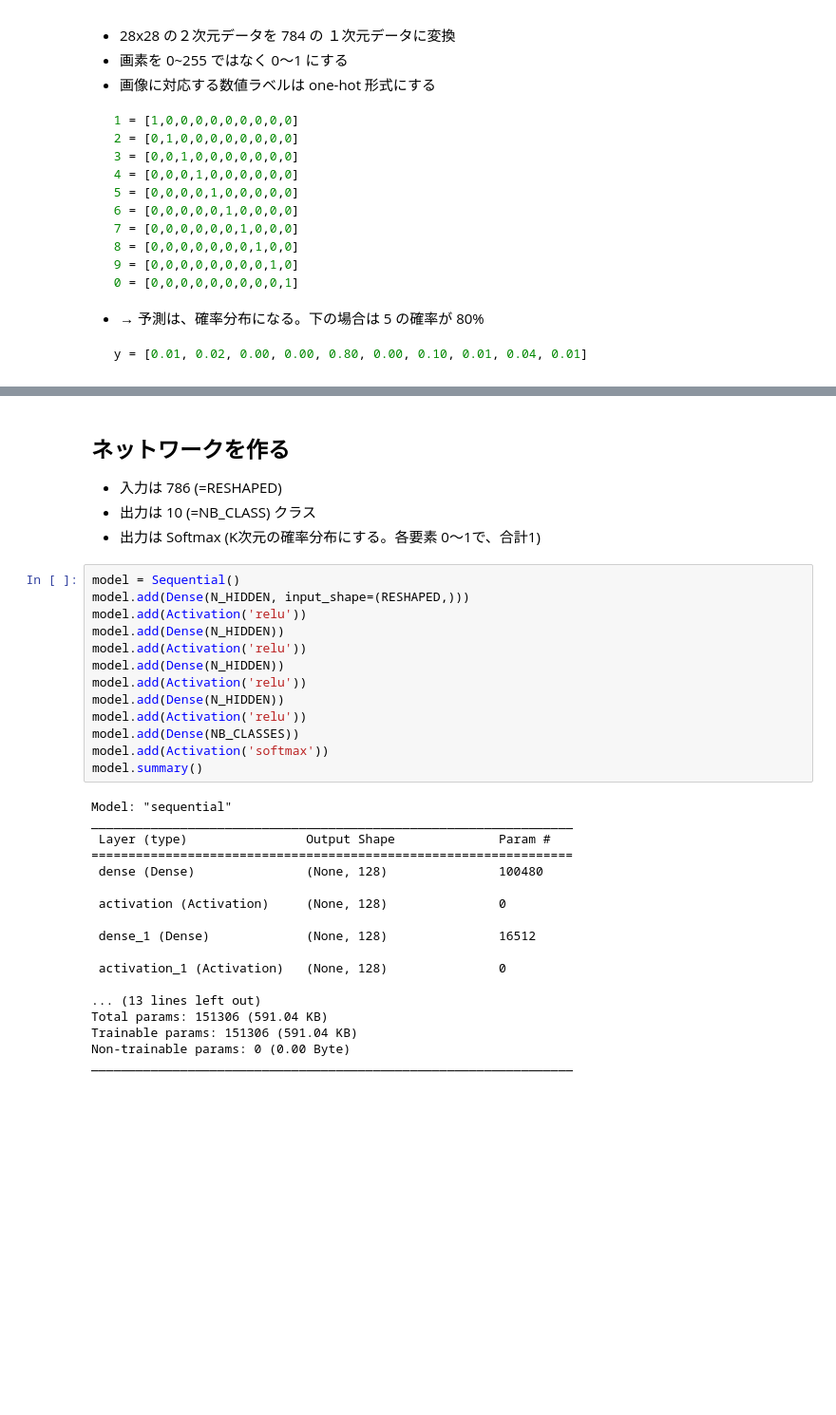
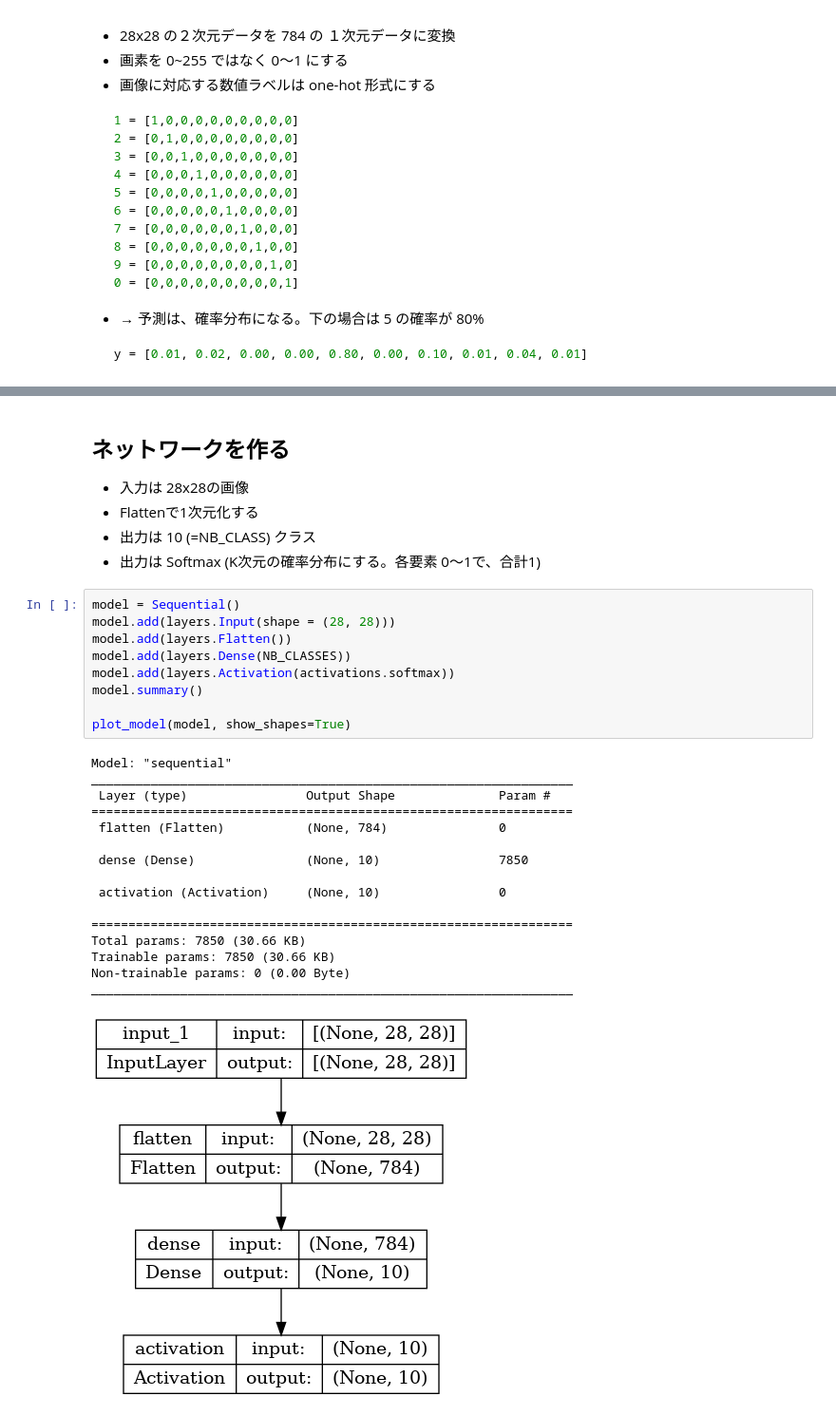
Before and after one commit to kagyuu/KerasExam, a Jupyter notebook: notes/MNIST.ipynb, the cells around one changed output, grey strips where cells are left out. Shown at 95% size. Saved outputs shown, nothing was run; the diff lists cells and outputs as text; blank space fills up the shorter version.

```diff
--- a/notes/MNIST.ipynb
+++ b/notes/MNIST.ipynb
@@ -129,39 +128,35 @@ Y_train[0] [0. 0. 0. 0. 0. 1. 0. 0. 0. 0.]
 # %% [markdown]
 ## ネットワークを作る
-- 入力は 786 (=RESHAPED)
+- 入力は 28x28の画像
+- Flattenで1次元化する
 - 出力は 10 (=NB_CLASS) クラス
 - 出力は Softmax (K次元の確率分布にする。各要素 0～1で、合計1)
 # %%
 model = Sequential()
-model.add(Dense(N_HIDDEN, input_shape=(RESHAPED,)))
-model.add(Activation('relu'))
-model.add(Dense(N_HIDDEN))
-model.add(Activation('relu'))
-model.add(Dense(N_HIDDEN))
-model.add(Activation('relu'))
-model.add(Dense(N_HIDDEN))
-model.add(Activation('relu'))
-model.add(Dense(NB_CLASSES))
-model.add(Activation('softmax'))
+model.add(layers.Input(shape = (28, 28)))
+model.add(layers.Flatten())
+model.add(layers.Dense(NB_CLASSES))
+model.add(layers.Activation(activations.softmax))
 model.summary()
+
+plot_model(model, show_shapes=True)
 # %% [output]
 Model: "sequential"
 _________________________________________________________________
  Layer (type)                Output Shape              Param #
 =================================================================
- dense (Dense)               (None, 128)               100480
+ flatten (Flatten)           (None, 784)               0
 
- activation (Activation)     (None, 128)               0
+ dense (Dense)               (None, 10)                7850
 
- dense_1 (Dense)             (None, 128)               16512
+ activation (Activation)     (None, 10)                0
 
- activation_1 (Activation)   (None, 128)               0
-
-... (13 lines left out)
-Total params: 151306 (591.04 KB)
-Trainable params: 151306 (591.04 KB)
+=================================================================
+Total params: 7850 (30.66 KB)
+Trainable params: 7850 (30.66 KB)
 Non-trainable params: 0 (0.00 Byte)
 _________________________________________________________________
+[figure, added]
 # %%
 model.compile(loss='categorical_crossentropy', optimizer=OPTIMIZER, metrics=['accuracy'])
 
```
Also changed, not shown: parts of 5 cells of this notebook, 3 other files.
